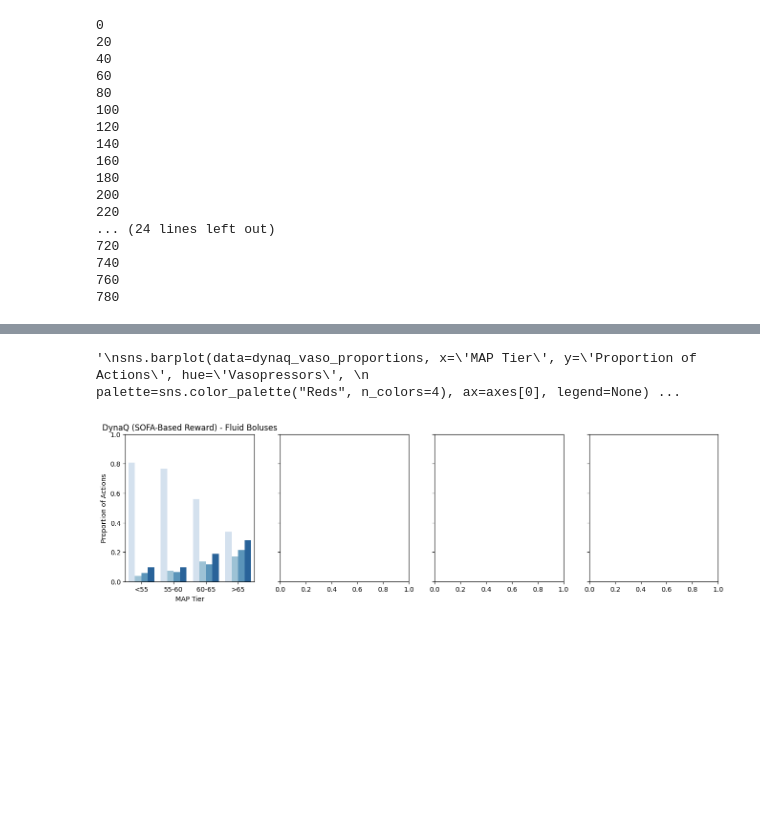
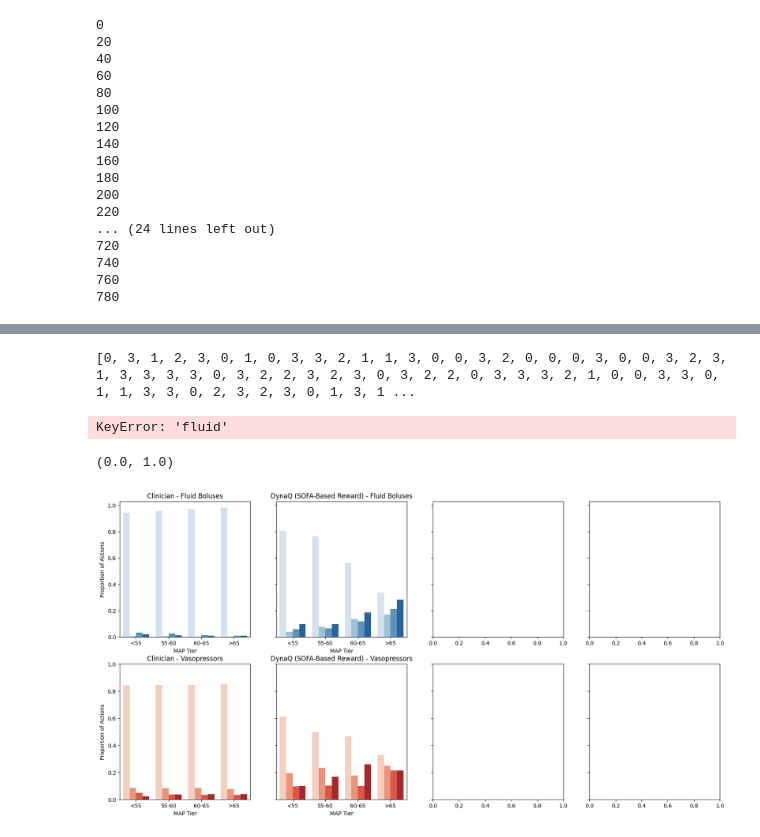
Before and after one commit to RuoqingEvelineWang/CS5446, a Jupyter notebook: notebooks/Ruoqing-dyna_Q_evaluation_on_CPU.ipynb, the cells around one changed output, grey strips where cells are left out. Drawn from its saved outputs; the diff is of its cells as text; code cells hidden in the pictures; blank space fills up the shorter version.

Commit message:
Update Ruoqing-dyna_Q_evaluation_on_CPU.ipynb with diagrams

```diff
--- a/notebooks/Ruoqing-dyna_Q_evaluation_on_CPU.ipynb
+++ b/notebooks/Ruoqing-dyna_Q_evaluation_on_CPU.ipynb
@@ -423,0 +451,2 @@ def dynaq_action_dist(df):
+# %%
+clinician_map, clinician_fluids, clinician_vasopressors = clinician_action_dist(test_df)
@@ -459,15 +506,22 @@ policy_df['MAP_tier'] = dynaq_map
 policy_df['dynaq_fluid'] = dynaq_fluids
 policy_df['dynaq_vasopressor'] = dynaq_vasopressors
 
+clinician_df = pd.DataFrame()
+clinician_df['MAP_tier'] = clinician_map
+clinician_df['clinician_fluid'] = clinician_fluids
+clinician_df['clinician_vasopressor'] = clinician_vasopressors
+
+clinician_action_counts = clinician_df.groupby(["MAP_tier", "clinician_fluid", "clinician_vasopressor"]).size().reset_index(name="clinician_count")
+
 dynaq_action_counts = policy_df.groupby(["MAP_tier", "dynaq_fluid", "dynaq_vasopressor"]).size().reset_index(name="dynaq_count")
 
 def get_action_proportion(action_count_df, policy, action_name):
     counts = action_count_df.groupby(["MAP_tier", f"{policy}_{action_name}"])[f"{policy}_count"].sum()
-    #print(counts)
+    print(counts)
     proportions = counts.groupby(level=0, group_keys=False).apply(lambda x: x / x.sum()).reset_index(name='Proportion of Actions')
 
     proportions = proportions.rename(columns={f"{policy}_{action_name}": action_name})
-    #print(proportions)
+    print(proportions)
     return proportions
 # %%
 fluid_palette = sns.color_palette("Blues", n_colors=4)
@@ -474,0 +550,3 @@ vaso_palette = sns.color_palette("Reds", n_colors=4)
+# %%
+clinician_fluid_proportions = get_action_proportion(clinician_action_counts, "clinician", "fluid")
+clinician_vaso_proportions = get_action_proportion(clinician_action_counts, "clinician", "vasopressor")
@@ -475,6 +571,9 @@ vaso_palette = sns.color_palette("Reds", n_colors=4)
+# %%
+print(clinician_fluids)
+# %% [output]
+[0, 3, 1, 2, 3, 0, 1, 0, 3, 3, 2, 1, 1, 3, 0, 0, 3, 2, 0, 0, 0, 3, 0, 0, 3, 2, 3, 1, 3, 3, 3, 3, 0, 3, 2, 2, 3, 2, 3, 0, 3, 2, 2, 0, 3, 3, 3, 2, 1, 0, 0, 3, 3, 0, 1, 1, 3, 3, 0, 2, 3, 2, 3, 0, 1, 3, 1 ...
 # %%
-dynaq_fluid_proportions = get_action_proportion(dynaq_action_counts, "dynaq", "fluid")
-dynaq_vaso_proportions = get_action_proportion(dynaq_action_counts, "dynaq", "vasopressor")
+
 #map MAP and actions from 0,1,2,3 to text
 fluid_bolus_order = {0: "[0, 250)", 1: "[250, 500)", 2: "[500, 1000)", 3: ">= 1000"}
 vasopressor_order = {0: "0", 1: "(0, 8.4)", 2: "[8.4, 20.28)", 3: ">= 20.28"}
@@ -485,20 +584,41 @@ dynaq_vaso_proportions['Vasopressors'] = dynaq_vaso_proportions['vasopressor'].m
 dynaq_vaso_proportions['MAP Tier'] = dynaq_vaso_proportions['MAP_tier'].map(map_tier_order)
 dynaq_fluid_proportions.drop('fluid', axis='columns', inplace=True)
 dynaq_vaso_proportions.drop('vasopressor', axis='columns', inplace=True)
-#Dyna-Q - Fluid Boluse
-#print(dynaq_fluid_proportions)
-fig, axes = plt.subplots(nrows=1, ncols=4, figsize=(16, 4), sharey='row')
 
-sns.barplot(data=dynaq_fluid_proportions, x='MAP Tier', y='Proportion of Actions', hue='Fluid Boluses',
-            palette=sns.color_palette("Blues", n_colors=4), ax=axes[0], legend=None)
-axes[0].set_title(f"DynaQ (SOFA-Based Reward) - Fluid Boluses")
-plt.ylim(0, 1)
-'''
-sns.barplot(data=dynaq_vaso_proportions, x='MAP Tier', y='Proportion of Actions', hue='Vasopressors',
-                palette=sns.color_palette("Reds", n_colors=4), ax=axes[0], legend=None)
-axes[0].set_title(f"DynaQ (SOFA-Based Reward) - Vasopressors")
-plt.ylim(0, 1)
-'''
+
+
+clinician_fluid_proportions['Fluid Boluses'] = clinician_fluid_proportions['fluid'].map(fluid_bolus_order)
+clinician_fluid_proportions['MAP Tier'] = clinician_fluid_proportions['MAP_tier'].map(map_tier_order)
+clinician_vaso_proportions['Vasopressors'] = clinician_vaso_proportions['vasopressor'].map(vasopressor_order)
+clinician_vaso_proportions['MAP Tier'] = clinician_vaso_proportions['MAP_tier'].map(map_tier_order)
+clinician_fluid_proportions.drop('fluid', axis='columns', inplace=True)
+clinician_vaso_proportions.drop('vasopressor', axis='columns', inplace=True)
 # %% [output]
-'\nsns.barplot(data=dynaq_vaso_proportions, x=\'MAP Tier\', y=\'Proportion of Actions\', hue=\'Vasopressors\', \n                palette=sns.color_palette("Reds", n_colors=4), ax=axes[0], legend=None) ...
+KeyError: 'fluid'
-[figure, removed]
+# %%
+#Dyna-Q - Fluid Boluse
+#print(dynaq_fluid_proportions)
+fig, axes = plt.subplots(nrows=2, ncols=4, figsize=(20, 10), sharey='row')
+
+sns.barplot(data=dynaq_fluid_proportions, x='MAP Tier', y='Proportion of Actions', hue='Fluid Boluses',
+            palette=sns.color_palette("Blues", n_colors=4), ax=axes[0,1], legend=None)
+axes[0,1].set_title(f"DynaQ (SOFA-Based Reward) - Fluid Boluses")
+plt.ylim(0, 1)
+
+sns.barplot(data=dynaq_vaso_proportions, x='MAP Tier', y='Proportion of Actions', hue='Vasopressors',
+                palette=sns.color_palette("Reds", n_colors=4), ax=axes[1,1], legend=None)
+axes[1,1].set_title(f"DynaQ (SOFA-Based Reward) - Vasopressors")
+plt.ylim(0, 1)
+
+sns.barplot(data=clinician_fluid_proportions, x='MAP Tier', y='Proportion of Actions', hue='Fluid Boluses',
+            palette=sns.color_palette("Blues", n_colors=4), ax=axes[0,0], legend=None)
+axes[0,0].set_title(f"Clinician - Fluid Boluses")
+plt.ylim(0, 1)
+
+sns.barplot(data=clinician_vaso_proportions, x='MAP Tier', y='Proportion of Actions', hue='Vasopressors',
+                palette=sns.color_palette("Reds", n_colors=4), ax=axes[1,0], legend=None)
+axes[1,0].set_title(f"Clinician - Vasopressors")
+plt.ylim(0, 1)
+# %% [output]
+(0.0, 1.0)
+[figure, added]
```
Also changed, not shown: parts of 11 cells of this notebook.
